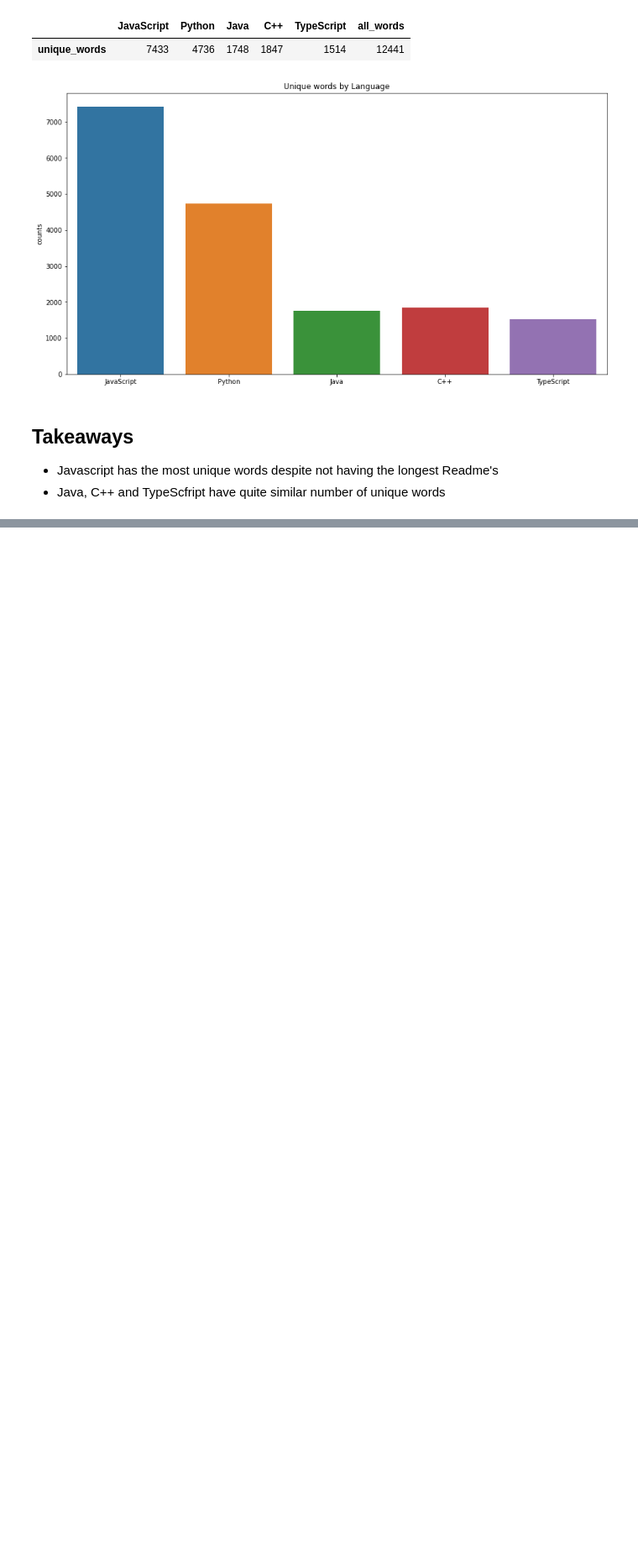
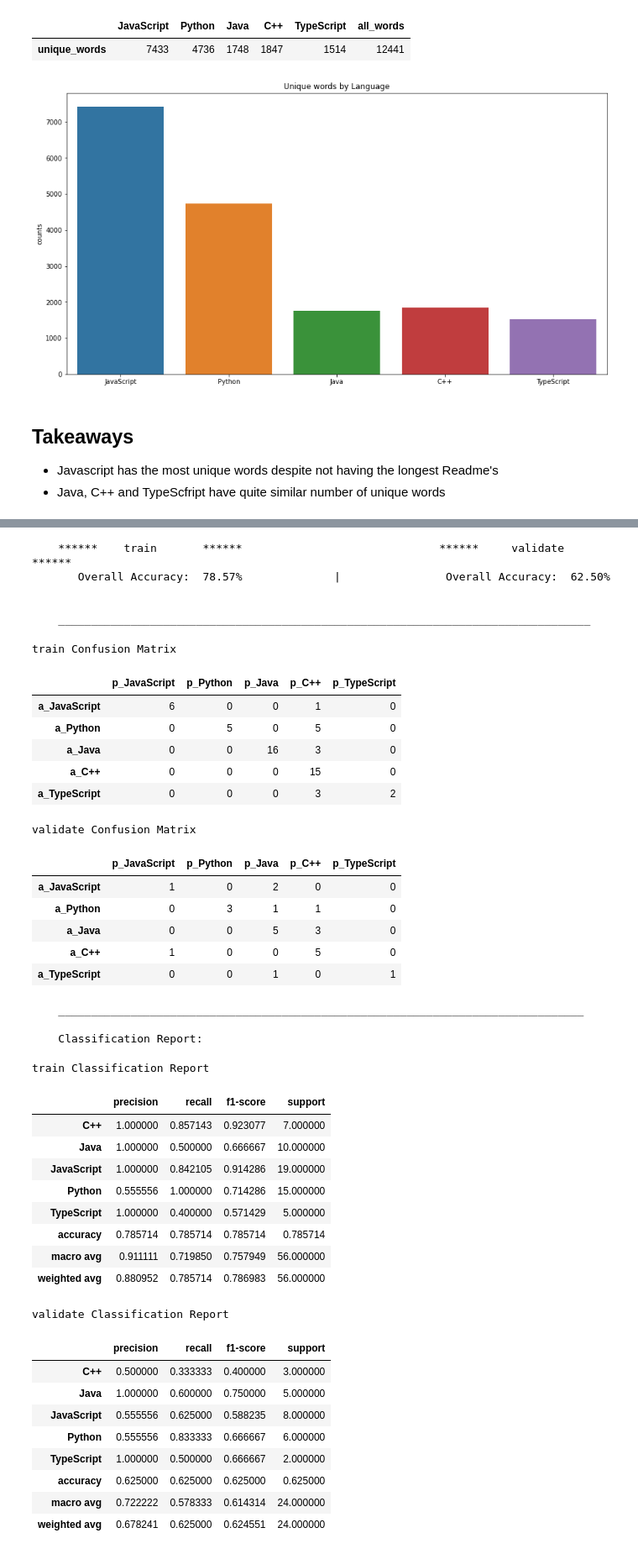
Before and after one commit to mariam-and-cindy/predicting-programming-languages, a Jupyter notebook: final_report_nlp.ipynb, the cells around one changed output, grey strips where cells are left out. Shown at 84% size. Saved outputs shown, nothing was run; the diff lists cells and outputs as text; code cells hidden in the pictures; blank space fills up the shorter version.

```diff
--- a/final_report_nlp.ipynb
+++ b/final_report_nlp.ipynb
@@ -461,4 +464,7 @@ We will use bag of words to create models.
 # %%
 cv = CountVectorizer()
-X = cv.fit_transform(df.lemmatized)
-y = df.language
+X = cv.fit_transform(train.lemmatized)
+y = train.language
+# %%
+# split X and y using function from the modeling script
+X_train, y_train, X_validate, y_validate, X_test, y_test = mo.nlp_xy_split (X,y)
@@ -464,0 +497,9 @@ y = df.language
+# %%
+# create the object
+baseline = DummyClassifier(strategy='constant', constant='JavaScript')
+
+#fit the object
+baseline.fit(X_train, y_train)
+
+# accuracy
+base_acc = baseline.score(X_train, y_train)
@@ -464,0 +516,50 @@ y = df.language
+# %%
+# fit the selected model
+d_tree = DecisionTreeClassifier(max_depth=5)
+model = d_tree.fit(X_train, y_train)
+# %%
+# using a function from model script
+res = mo.compare_train_val(model,'train',X_train, y_train,'validate', X_validate, y_validate, 'dec_tree')
+# %% [output]
+    ******    train       ******                              ******     validate    ******
+       Overall Accuracy:  78.57%              |                Overall Accuracy:  62.50%
+
+
+    _________________________________________________________________________________
+train Confusion Matrix
+|  | p_JavaScript | p_Python | p_Java | p_C++ | p_TypeScript |
+| a_JavaScript | 6 | 0 | 0 | 1 | 0 |
+| a_Python | 0 | 5 | 0 | 5 | 0 |
+| a_Java | 0 | 0 | 16 | 3 | 0 |
+| a_C++ | 0 | 0 | 0 | 15 | 0 |
+| a_TypeScript | 0 | 0 | 0 | 3 | 2 |
+validate Confusion Matrix
+|  | p_JavaScript | p_Python | p_Java | p_C++ | p_TypeScript |
+| a_JavaScript | 1 | 0 | 2 | 0 | 0 |
+| a_Python | 0 | 3 | 1 | 1 | 0 |
+| a_Java | 0 | 0 | 5 | 3 | 0 |
+| a_C++ | 1 | 0 | 0 | 5 | 0 |
+| a_TypeScript | 0 | 0 | 1 | 0 | 1 |
+    ________________________________________________________________________________
+
+    Classification Report:
+train Classification Report
+|  | precision | recall | f1-score | support |
+| C++ | 1.000000 | 0.857143 | 0.923077 | 7.000000 |
+| Java | 1.000000 | 0.500000 | 0.666667 | 10.000000 |
+| JavaScript | 1.000000 | 0.842105 | 0.914286 | 19.000000 |
+| Python | 0.555556 | 1.000000 | 0.714286 | 15.000000 |
+| TypeScript | 1.000000 | 0.400000 | 0.571429 | 5.000000 |
+| accuracy | 0.785714 | 0.785714 | 0.785714 | 0.785714 |
+| macro avg | 0.911111 | 0.719850 | 0.757949 | 56.000000 |
+| weighted avg | 0.880952 | 0.785714 | 0.786983 | 56.000000 |
+validate Classification Report
+|  | precision | recall | f1-score | support |
+| C++ | 0.500000 | 0.333333 | 0.400000 | 3.000000 |
+| Java | 1.000000 | 0.600000 | 0.750000 | 5.000000 |
+| JavaScript | 0.555556 | 0.625000 | 0.588235 | 8.000000 |
+| Python | 0.555556 | 0.833333 | 0.666667 | 6.000000 |
+| TypeScript | 1.000000 | 0.500000 | 0.666667 | 2.000000 |
+| accuracy | 0.625000 | 0.625000 | 0.625000 | 0.625000 |
+| macro avg | 0.722222 | 0.578333 | 0.614314 | 24.000000 |
+| weighted avg | 0.678241 | 0.625000 | 0.624551 | 24.000000 |
```
Also changed, not shown: parts of 39 cells of this notebook.
